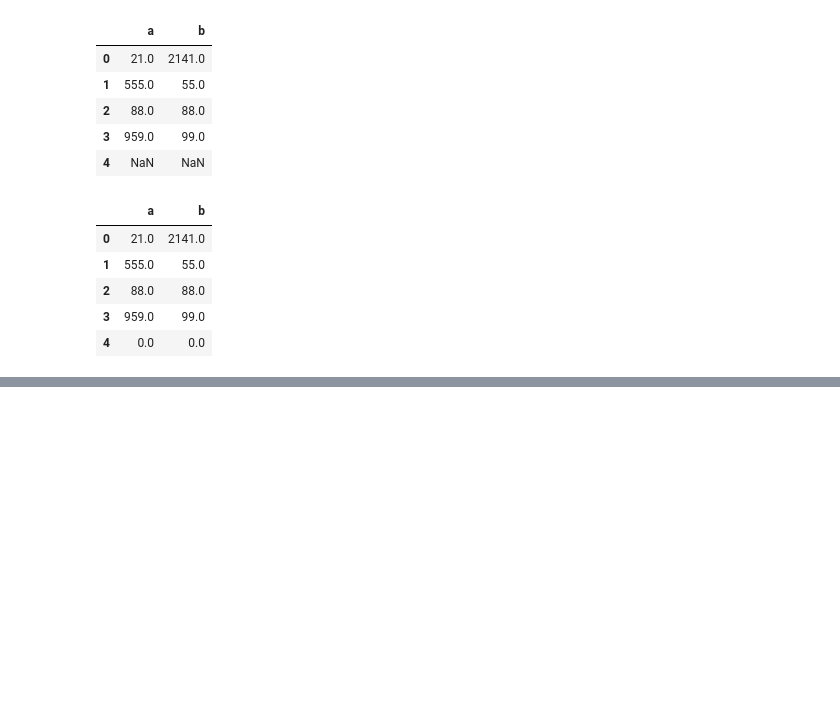
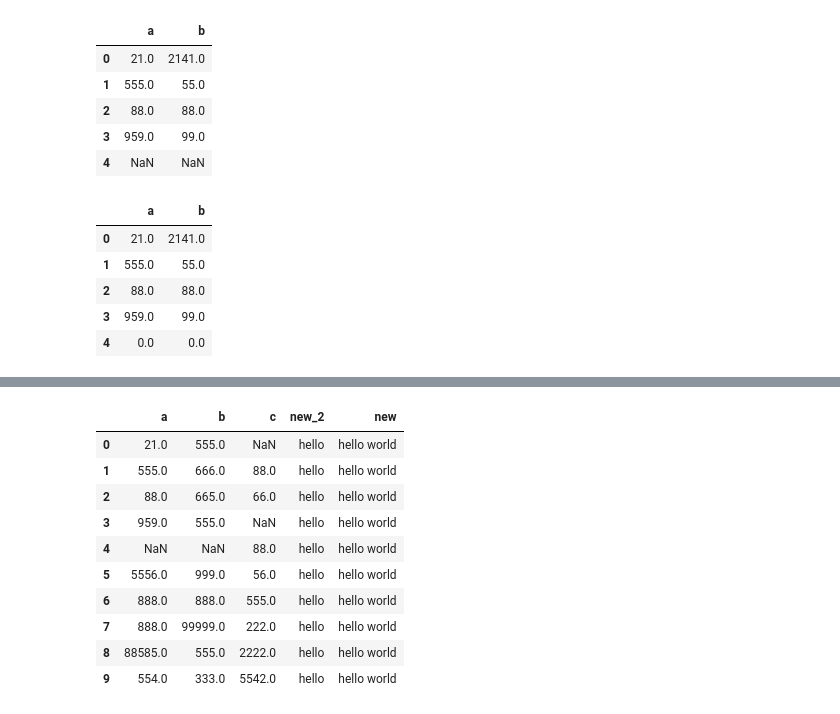
Before and after one commit to mdsamim1992hatia-cell/BMI-CAL, a Jupyter notebook: Untitled77.ipynb, the cells around one changed output, grey strips where cells are left out. Saved outputs shown, nothing was run; the diff lists cells and outputs as text; code cells hidden in the pictures; blank space fills up the shorter version.

```diff
--- a/Untitled77.ipynb
+++ b/Untitled77.ipynb
@@ -251,0 +361,15 @@ df_zero
+# %%
+df['new']='hello world'
+df
+# %% [output]
+|  | a | b | c | new_2 | new |
+| 0 | 21.0 | 555.0 | NaN | hello | hello world |
+| 1 | 555.0 | 666.0 | 88.0 | hello | hello world |
+| 2 | 88.0 | 665.0 | 66.0 | hello | hello world |
+| 3 | 959.0 | 555.0 | NaN | hello | hello world |
+| 4 | NaN | NaN | 88.0 | hello | hello world |
+| 5 | 5556.0 | 999.0 | 56.0 | hello | hello world |
+| 6 | 888.0 | 888.0 | 555.0 | hello | hello world |
+| 7 | 888.0 | 99999.0 | 222.0 | hello | hello world |
+| 8 | 88585.0 | 555.0 | 2222.0 | hello | hello world |
+| 9 | 554.0 | 333.0 | 5542.0 | hello | hello world |
```
Also changed, not shown: parts of 18 cells of this notebook.
